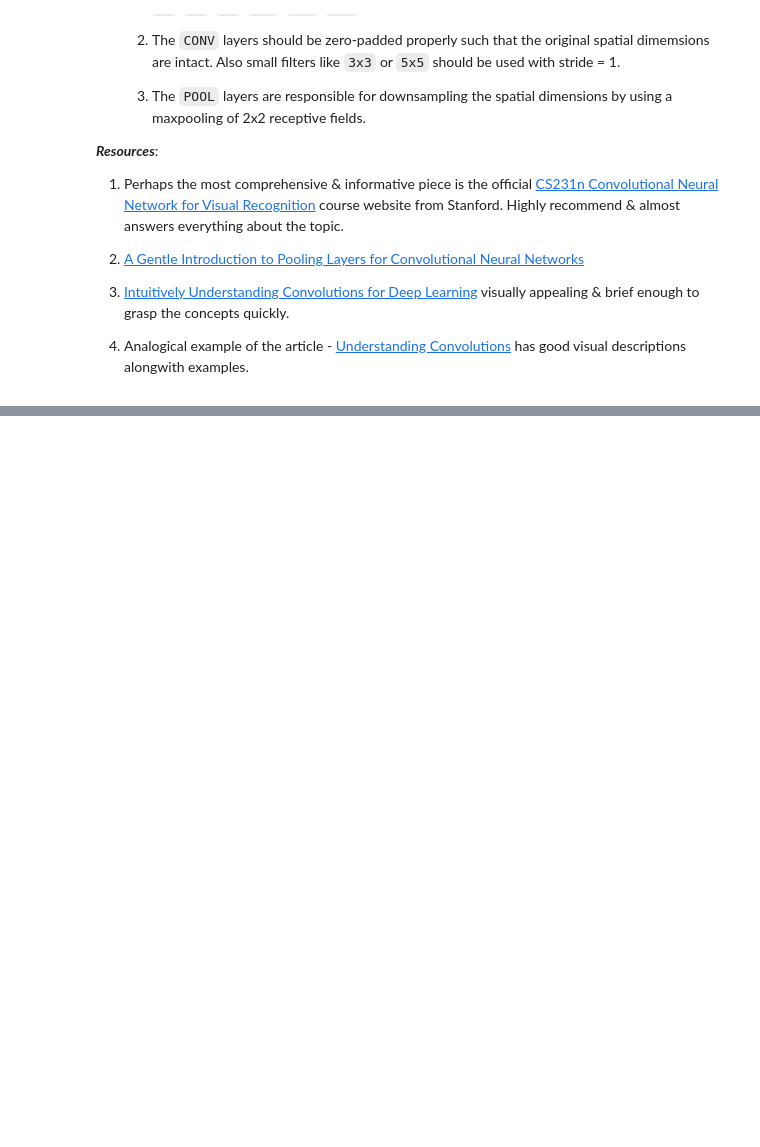
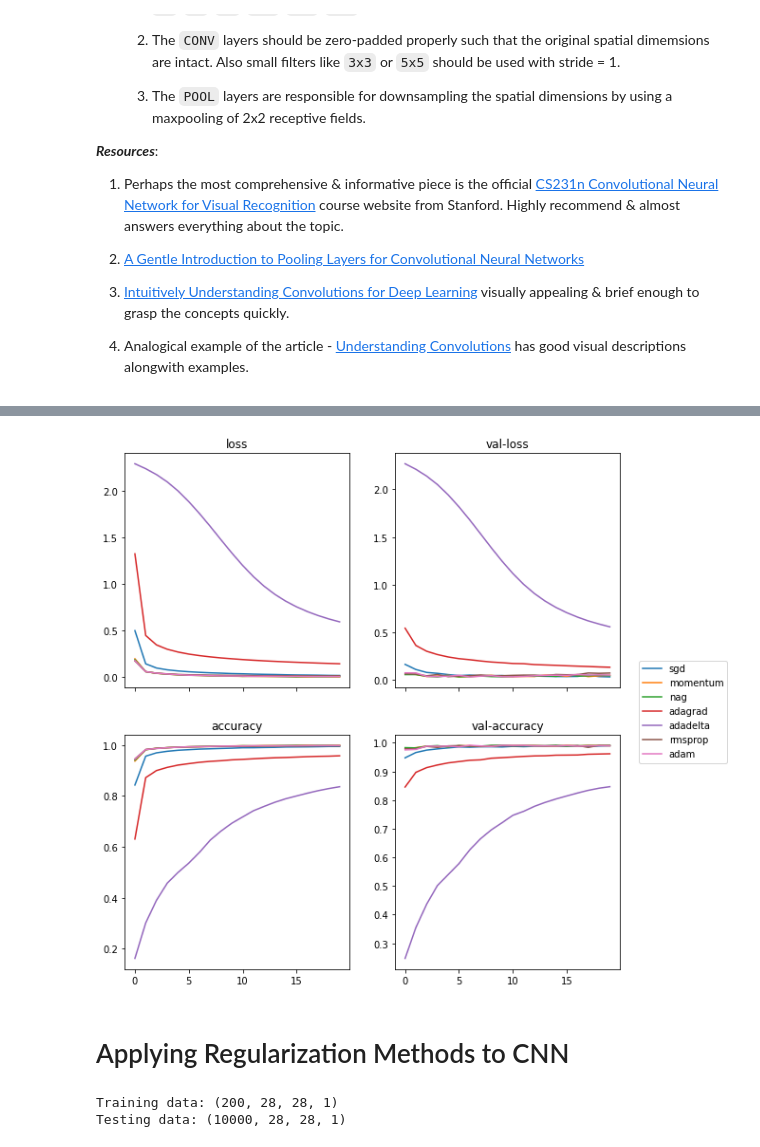
Before and after one commit to Jarmos-san/Hands-on-Computer-Vision-with-TensorFlow-2-lessons, a Jupyter notebook: Chapter3_Modern_Neural_Networks.ipynb, the cells around one changed output, grey strips where cells are left out. Cells and saved outputs as stored; diff of their text form; code cells hidden in the pictures; blank space fills up the shorter version.

```diff
--- a/Chapter3_Modern_Neural_Networks.ipynb
+++ b/Chapter3_Modern_Neural_Networks.ipynb
@@ -112,0 +244,3 @@ Generally, the _Pooling layer_ does:
+# %%
+model = LeNet5(num_classes)
+model.compile(optimizer='sgd', loss='sparse_categorical_crossentropy', metrics=['accuracy'])
@@ -112,0 +350,22 @@ Generally, the _Pooling layer_ does:
+# %%
+history_per_optimizer = dict()
+
+print(f"Experiment: {log_begin_red}start{log_end_format} (training logs = off)")
+for optimizer_name in optimizers_examples:
+    # Resetting the seeds (for random number generation),
+    # to reduce the impact of randomness on the comparison:
+    tf.random.set_seed(42)
+    np.random.seed(42)
+    # Creating the model:
+    model = lenet(f"lenet_{optimizer_name}")
+    optimizer = optimizers_examples[optimizer_name]
+    model.compile(optimizer=optimizer, loss='sparse_categorical_crossentropy',
+                  metrics=['accuracy'])
+    # Launching the training (we set `verbose=0`, so the training won't generate any logs):
+    print(f"\t> Training with {optimizer_name}: {log_begin_red}start{log_end_format}")
+    history = model.fit(x_train, y_train,
+                        batch_size=32, epochs=20, validation_data=(x_test, y_test),
+                        verbose=0)
+    history_per_optimizer[optimizer_name] = history
+    print(f'\t> Training with {optimizer_name}: {log_begin_green}done{log_end_format}.')
+print(f"Experiment: {log_begin_green}done{log_end_format}")
@@ -112,0 +389,23 @@ Generally, the _Pooling layer_ does:
+# %%
+fig, ax = plt.subplots(2, 2, figsize=(10,10), sharex='col')
+ax[0, 0].set_title("loss")
+ax[0, 1].set_title("val-loss")
+ax[1, 0].set_title("accuracy")
+ax[1, 1].set_title("val-accuracy")
+
+lines, labels = [], []
+for optimizer_name in history_per_optimizer:
+    history = history_per_optimizer[optimizer_name]
+    ax[0, 0].plot(history.history['loss'])
+    ax[0, 1].plot(history.history['val_loss'])
+    ax[1, 0].plot(history.history['accuracy'])
+    line = ax[1, 1].plot(history.history['val_accuracy'])
+    lines.append(line[0])
+    labels.append(optimizer_name)
+
+fig.legend(lines,labels, loc='center right', borderaxespad=0.1)
+plt.subplots_adjust(right=0.85)
+# %% [output]
+[figure, added]
+# %% [markdown]
+# Applying Regularization Methods to CNN
@@ -112,0 +440,9 @@ Generally, the _Pooling layer_ does:
+# %%
+# ... 200 training samples instead of 60,000...
+x_train, y_train = x_train[:200], y_train[:200]
+
+print(f'Training data: {x_train.shape}')
+print(f'Testing data: {x_test.shape}')
+# %% [output]
+Training data: (200, 28, 28, 1)
+Testing data: (10000, 28, 28, 1)
```
Also changed, not shown: parts of 36 cells of this notebook.
